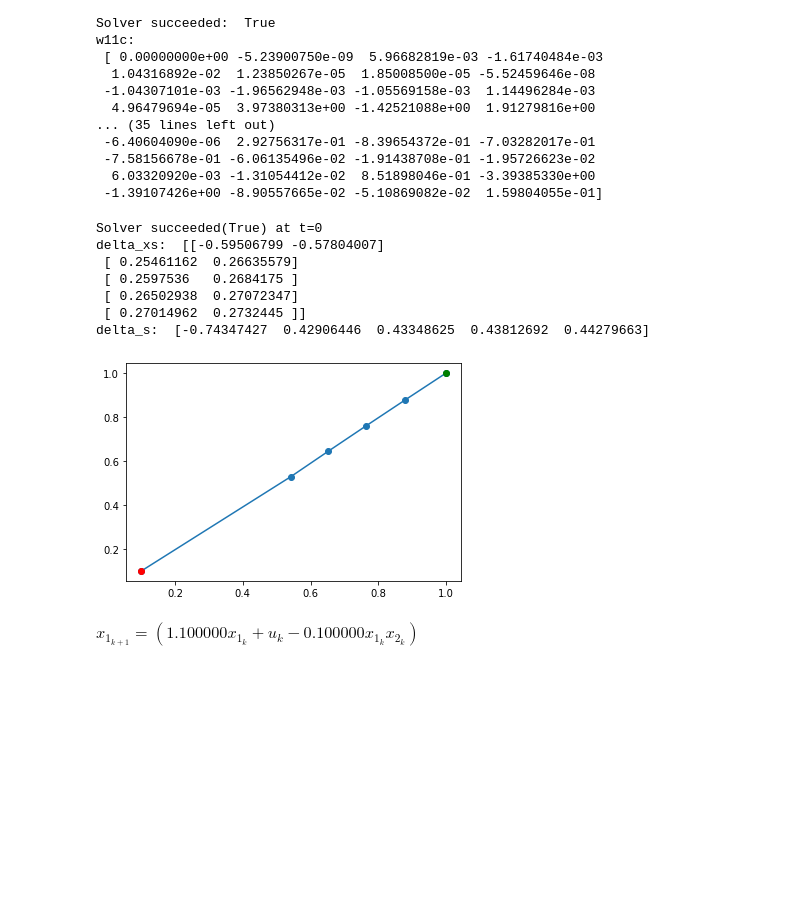
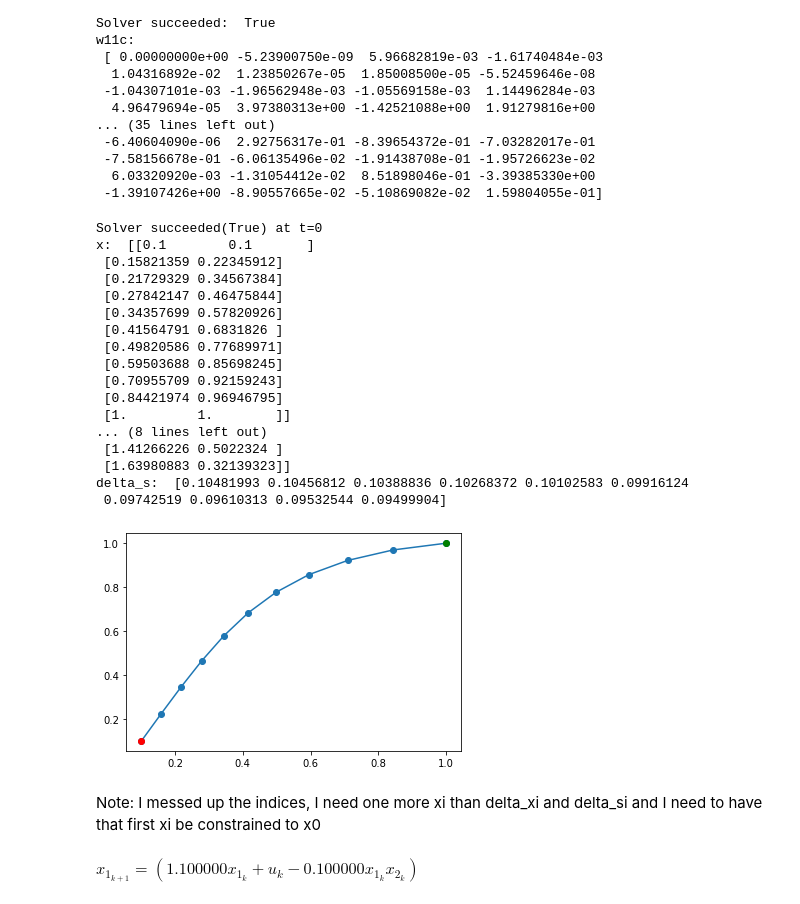
Before and after one commit to shaoyuancc/dccm_quasistatic, a Jupyter notebook: dccm_quasistatic/theory/cstr_example.ipynb, the cells around one changed output. Saved outputs shown, nothing was run; the diff lists cells and outputs as text; code cells hidden in the pictures; blank space fills up the shorter version.

Commit message:
Fixed index issue and regularization in geodesic optimization

```diff
--- a/dccm_quasistatic/theory/cstr_example.ipynb
+++ b/dccm_quasistatic/theory/cstr_example.ipynb
@@ -172,7 +172,7 @@ class DCCMOnlineParams:
     deg: int = 6 # Degree of the polynomial
 
     # Geodesic calculation parameters
-    N: int = 100 # Number of segments to discretize the geodesic into
+    N: int = 5 # Number of segments to discretize the geodesic into
 
 
 
@@ -221,7 +221,7 @@ class DCCMOnlineController(VectorSystem):
         prog = MathematicalProgram()
 
         # Numerical state evaluation along the geodesic
-        x = prog.NewContinuousVariables(self.params.N, self.params.dim_x, 'x')
+        x = prog.NewContinuousVariables(self.params.N + 1, self.params.dim_x, 'x')
 
         # For optimizing over the epigraph instead of the original objective
         y = prog.NewContinuousVariables(self.params.N, 'y')
@@ -232,16 +232,21 @@ class DCCMOnlineController(VectorSystem):
         # Small positive scaler value
         delta_s = prog.NewContinuousVariables(self.params.N, 's')
 
+        # Add constraint: make sure delta_s's are positive
+        si_positive = prog.AddLinearConstraint(ge(delta_s, np.zeros_like(delta_s)))
+
         # Add constraints
         # Constraint 1
         si_sum_to_one = prog.AddLinearConstraint(sum(delta_s) == 1)
 
         discrete_distances_sum = x0
+        # Constraint: Initial state matches x0
+        prog.AddConstraint(eq(x[0], x0))
         for i in range(self.params.N):
             discrete_distances_sum = discrete_distances_sum + delta_s[i] * delta_xs[i]
             # Constraint 2: Intermediate state matches sum of deltas
 
-            prog.AddConstraint(eq(x[i], discrete_distances_sum))
+            prog.AddConstraint(eq(x[i+1], discrete_distances_sum))
         # Constraint 3
         total_distances_match = prog.AddConstraint(eq(discrete_distances_sum, x1))
 
@@ -265,15 +270,7 @@ class DCCMOnlineController(VectorSystem):
             # print(f"metric_dist type: {type(metric_dist)}")
             prog.AddConstraint(metric_dist <= y[i])
 
-        # Try to keep delta_xs and delta_s small
-        # Option 1: Add the costs individually
-        # for i in range(self.params.N):
-        #     # prog.AddL2NormCost(A=np.diag(np.ones(self.params.dim_x)), b=np.zeros(self.params.dim_x)[:, np.newaxis], vars=delta_xs[i])
-        #     prog.AddCost(delta_xs[i].dot(delta_xs[i]))
-        #     prog.AddCost(delta_s[i]**2)
-
-        # Option 2: Add the costs together
-        prog.AddCost(np.sum(delta_xs**2))
+        # Try to keep delta_s small
         prog.AddCost(np.sum(delta_s**2))
 
         # Seed initial guess as all 1's so that determinant will not be 0 and cause a failure
@@ -293,51 +290,59 @@ class DCCMOnlineController(VectorSystem):
             x_d = 0.5
         return np.ones(2) * x_d
 
     def get_2x2_inverse(self, A: np.array) -> np.array:
         # This doesn't work: np.linalg.inv(A)
         det = A[0, 0] * A[1, 1] - A[0, 1] * A[1, 0]
         return np.array([[A[1, 1], -A[0, 1]], [-A[1, 0], A[0, 0]]]) / det
 
 
 def geodesic_test():
     # Test the geodesic calculation
     x0 = np.array([0.1, 0.1])
     x1 = np.array([1, 1])
     t = 0
     params = DCCMOnlineParams(w11c_ans, w12c_ans, w22c_ans, l1c_ans, l2c_ans,
-                              N=5)
+                              N=10)
     controller = DCCMOnlineController(params)
-    delta_xs, delta_s = controller.calculate_geodesic(x0, x1, t)
+    x, delta_xs, delta_s = controller.calculate_geodesic(x0, x1, t)
+    print("x: ", x)
     print("delta_xs: ", delta_xs)
     print("delta_s: ", delta_s)
 
-    visualize_geodesic_path(x0, x1, delta_xs, delta_s)
+    visualize_geodesic_path(x0, x1, x, delta_xs, delta_s)
 
-def visualize_geodesic_path(x0, x1, delta_xs, delta_s):
+def visualize_geodesic_path(x0, x1, x, delta_xs, delta_s):
     """
     Visualize the geodesic path from x0 to x1.
     """
-    x = x0
-    x_path = [x0]
-    for i in range(len(delta_xs)):
-        x = x + delta_xs[i] * delta_s[i]
-        x_path.append(x)
-    x_path = np.array(x_path)
-    plt.plot(x_path[:, 0], x_path[:, 1], 'o-')
+
+    plt.plot(x[:, 0], x[:, 1], 'o-')
     plt.plot(x0[0], x0[1], 'o', color='red')
     plt.plot(x1[0], x1[1], 'o', color='green')
     plt.show()
 
 geodesic_test()
 # %% [output]
 Solver succeeded(True) at t=0
-delta_xs:  [[-0.59506799 -0.57804007]
- [ 0.25461162  0.26635579]
- [ 0.2597536   0.2684175 ]
- [ 0.26502938  0.27072347]
- [ 0.27014962  0.2732445 ]]
-delta_s:  [-0.74347427  0.42906446  0.43348625  0.43812692  0.44279663]
+x:  [[0.1        0.1       ]
+ [0.15821359 0.22345912]
+ [0.21729329 0.34567384]
+ [0.27842147 0.46475844]
+ [0.34357699 0.57820926]
+ [0.41564791 0.6831826 ]
+ [0.49820586 0.77689971]
+ [0.59503688 0.85698245]
+ [0.70955709 0.92159243]
+ [0.84421974 0.96946795]
+ [1.         1.        ]]
+... (8 lines left out)
+ [1.41266226 0.5022324 ]
+ [1.63980883 0.32139323]]
+delta_s:  [0.10481993 0.10456812 0.10388836 0.10268372 0.10102583 0.09916124
+ 0.09742519 0.09610313 0.09532544 0.09499904]
-[figure, old version]
+[figure, new version]
+# %% [markdown]
+Note: I messed up the indices, I need one more xi than delta_xi and delta_si and I need to have that first xi be constrained to x0
 # %%
 
 x1 = Variable('x_{1_k}')
```
Also changed, not shown: parts of 1 cell of this notebook.
